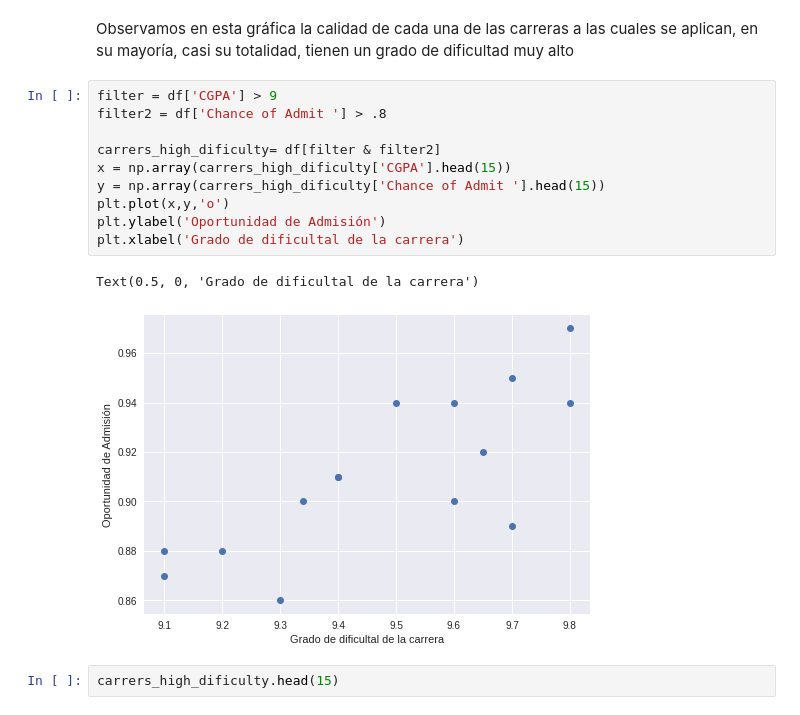
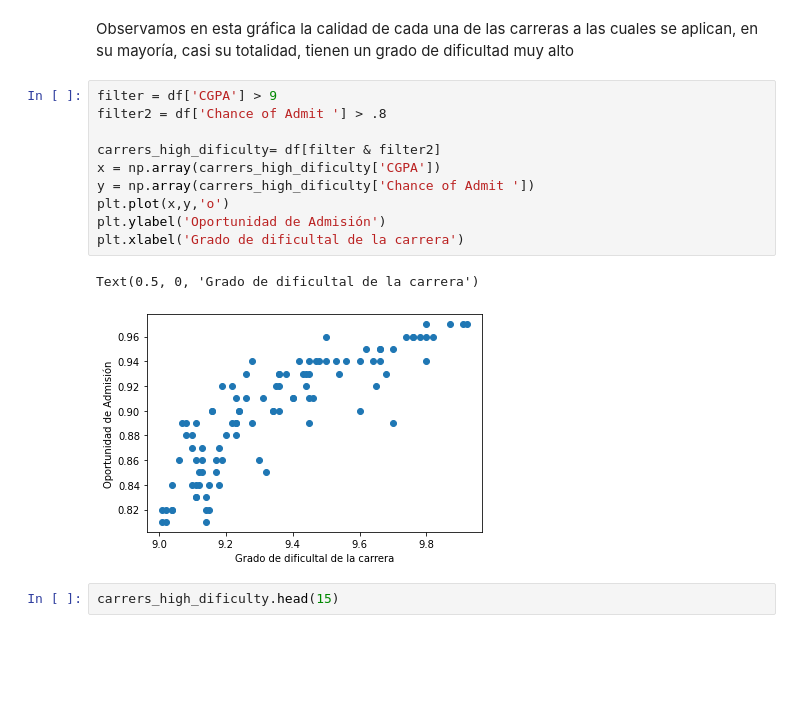
Before and after one commit to juancamilo9/Proyecto_Ciencia_Datos_Final, a Jupyter notebook: Machine_LEarning__opcion1_parte_4.ipynb, the cells around one changed output. Saved outputs shown, nothing was run; the diff lists cells and outputs as text; blank space fills up the shorter version.

```diff
--- a/Machine_LEarning__opcion1_parte_4.ipynb
+++ b/Machine_LEarning__opcion1_parte_4.ipynb
@@ -232,16 +232,16 @@ Observamos en esta gráfica la calidad de cada una de las carreras a las cuales
 # %%
 filter = df['CGPA'] > 9
 filter2 = df['Chance of Admit '] > .8
 
 carrers_high_dificulty= df[filter & filter2]
-x = np.array(carrers_high_dificulty['CGPA'].head(15))
-y = np.array(carrers_high_dificulty['Chance of Admit '].head(15))
+x = np.array(carrers_high_dificulty['CGPA'])
+y = np.array(carrers_high_dificulty['Chance of Admit '])
 plt.plot(x,y,'o')
 plt.ylabel('Oportunidad de Admisión')
 plt.xlabel('Grado de dificultal de la carrera')
 # %% [output]
 Text(0.5, 0, 'Grado de dificultal de la carrera')
-[figure, old version]
+[figure, new version]
 # %%
 carrers_high_dificulty.head(15)
 # %% [output]
```
Also changed, not shown: parts of 22 cells of this notebook.
